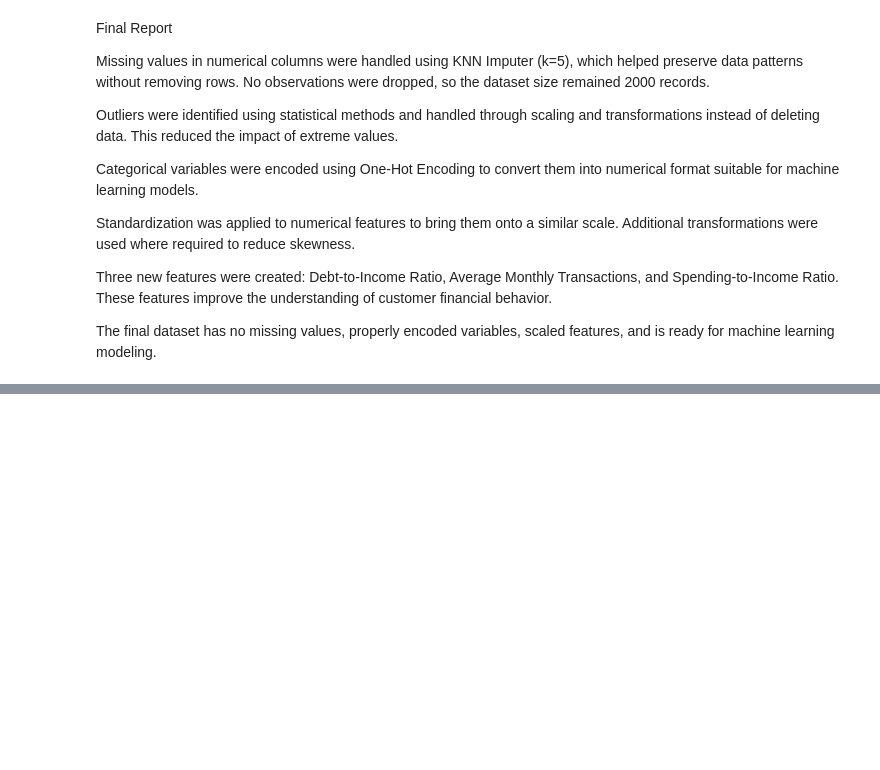
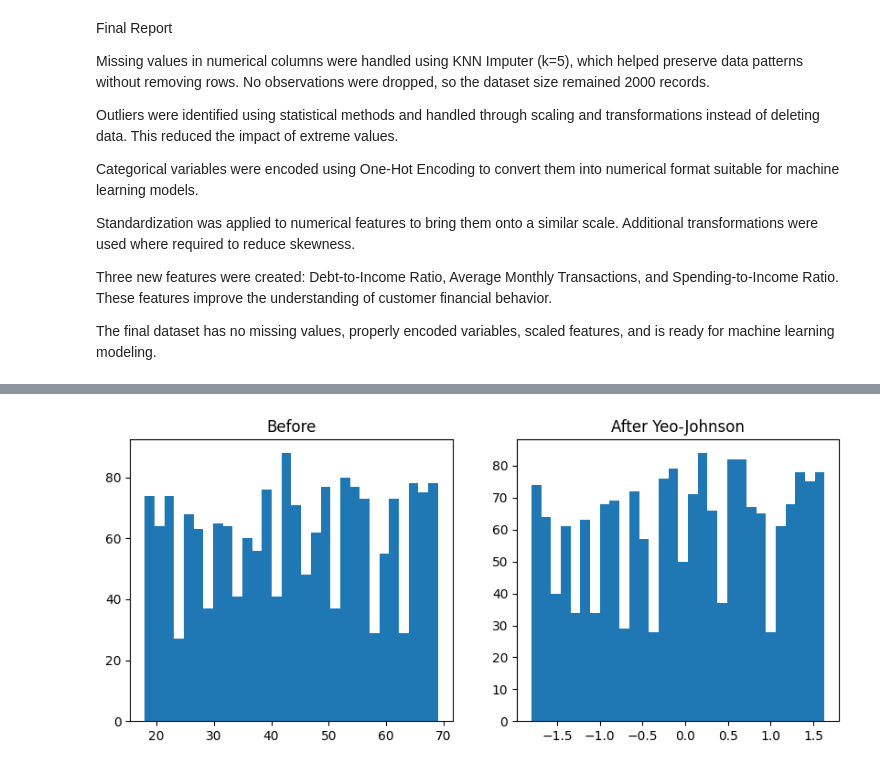
Before and after one commit to Mukesh8109/data-exm2, a Jupyter notebook: finalexm1.ipynb, the cells around one changed output, grey strips where cells are left out. Saved outputs shown, nothing was run; the diff lists cells and outputs as text; code cells hidden in the pictures; blank space fills up the shorter version.

```diff
--- a/finalexm1.ipynb
+++ b/finalexm1.ipynb
@@ -305,0 +325,27 @@ The final dataset has no missing values, properly encoded variables, scaled feat
+# %%
+from sklearn.preprocessing import PowerTransformer
+
+pt_yeo = PowerTransformer(method='yeo-johnson')
+
+df_yeo = df.copy()
+df_yeo[numeric_cols] = pt_yeo.fit_transform(df[numeric_cols])
+# %%
+
+col = 'age'
+
+before = df[col].dropna()
+after = df_yeo[col]
+
+plt.figure(figsize=(10,4))
+
+plt.subplot(1,2,1)
+plt.hist(before, bins=30)
+plt.title("Before")
+
+plt.subplot(1,2,2)
+plt.hist(after, bins=30)
+plt.title("After Yeo-Johnson")
+
+plt.show()
+# %% [output]
+[figure, added]
```
Also changed, not shown: parts of 15 cells of this notebook, 1 other file.
